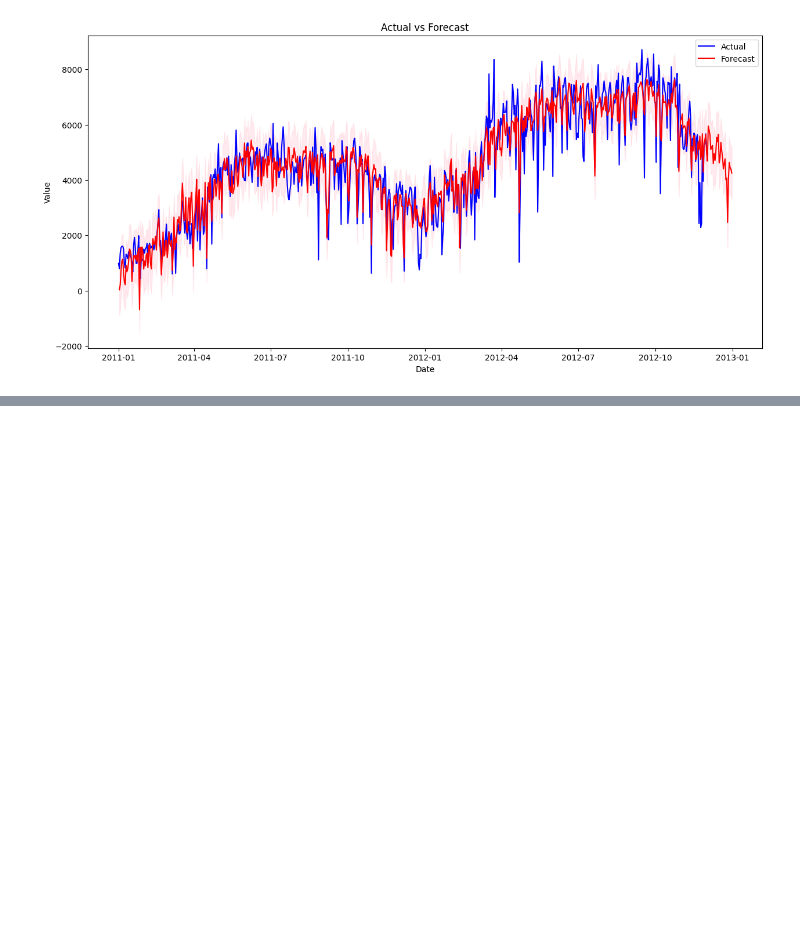
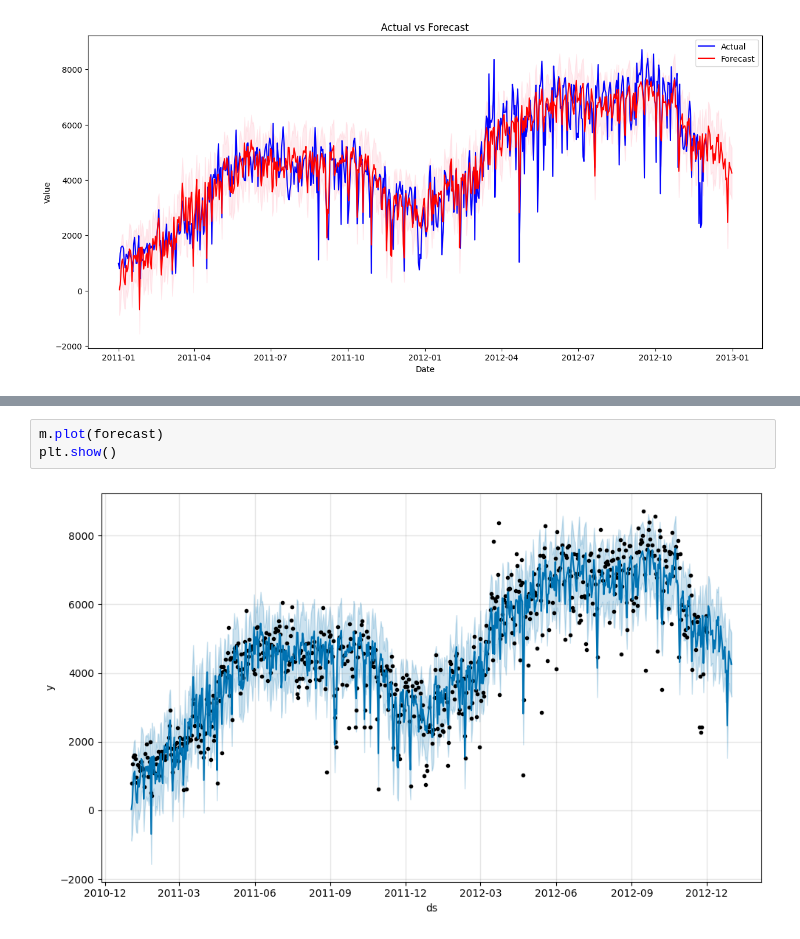
Before and after one commit to jinyongnan810/RNN-practices, a Jupyter notebook: prophet/bike_sharing_analysis.ipynb, the cells around one changed output, grey strips where cells are left out. Saved outputs shown, nothing was run; the diff lists cells and outputs as text; blank space fills up the shorter version.

```diff
--- a/prophet/bike_sharing_analysis.ipynb
+++ b/prophet/bike_sharing_analysis.ipynb
@@ -477,0 +483,5 @@ plt.show()
+# %%
+m.plot(forecast)
+plt.show()
+# %% [output]
+[figure, added]
```
Also changed, not shown: parts of 1 cell of this notebook.
